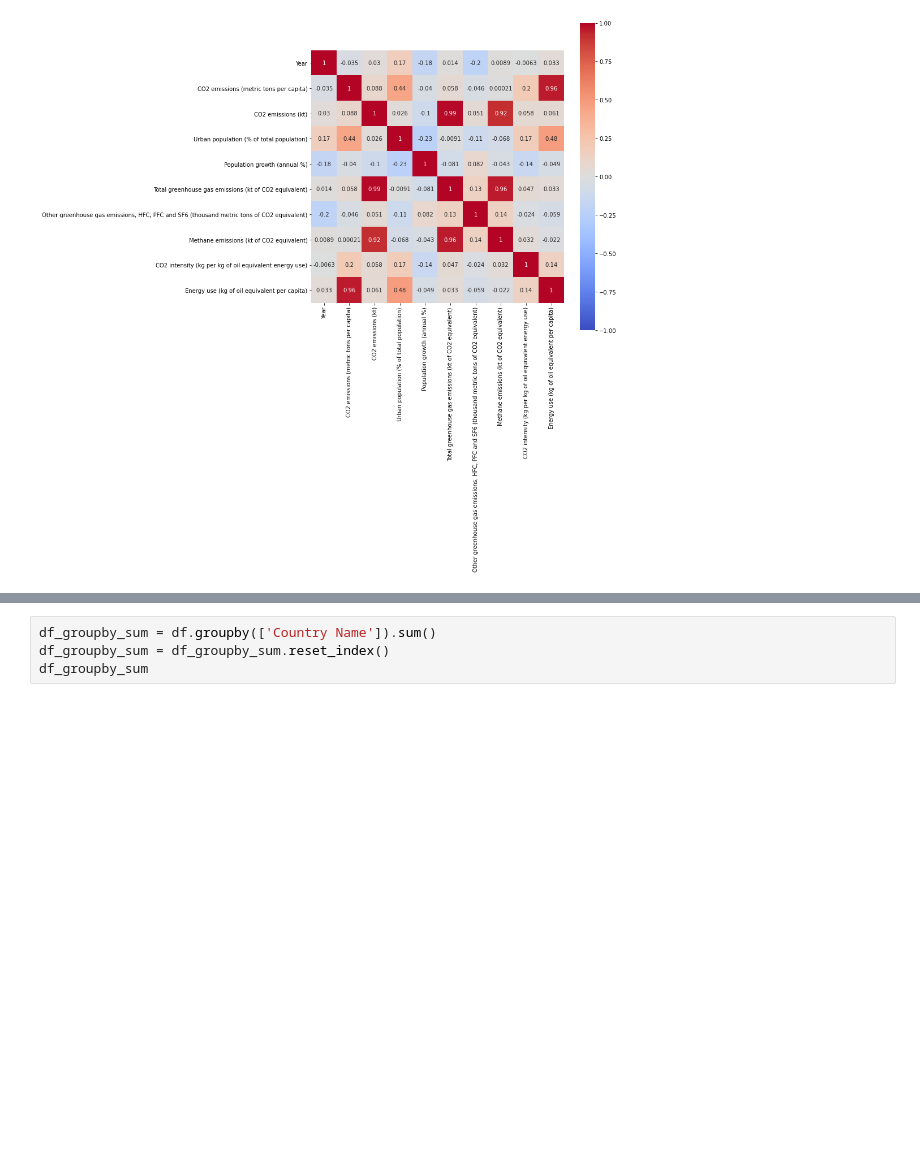
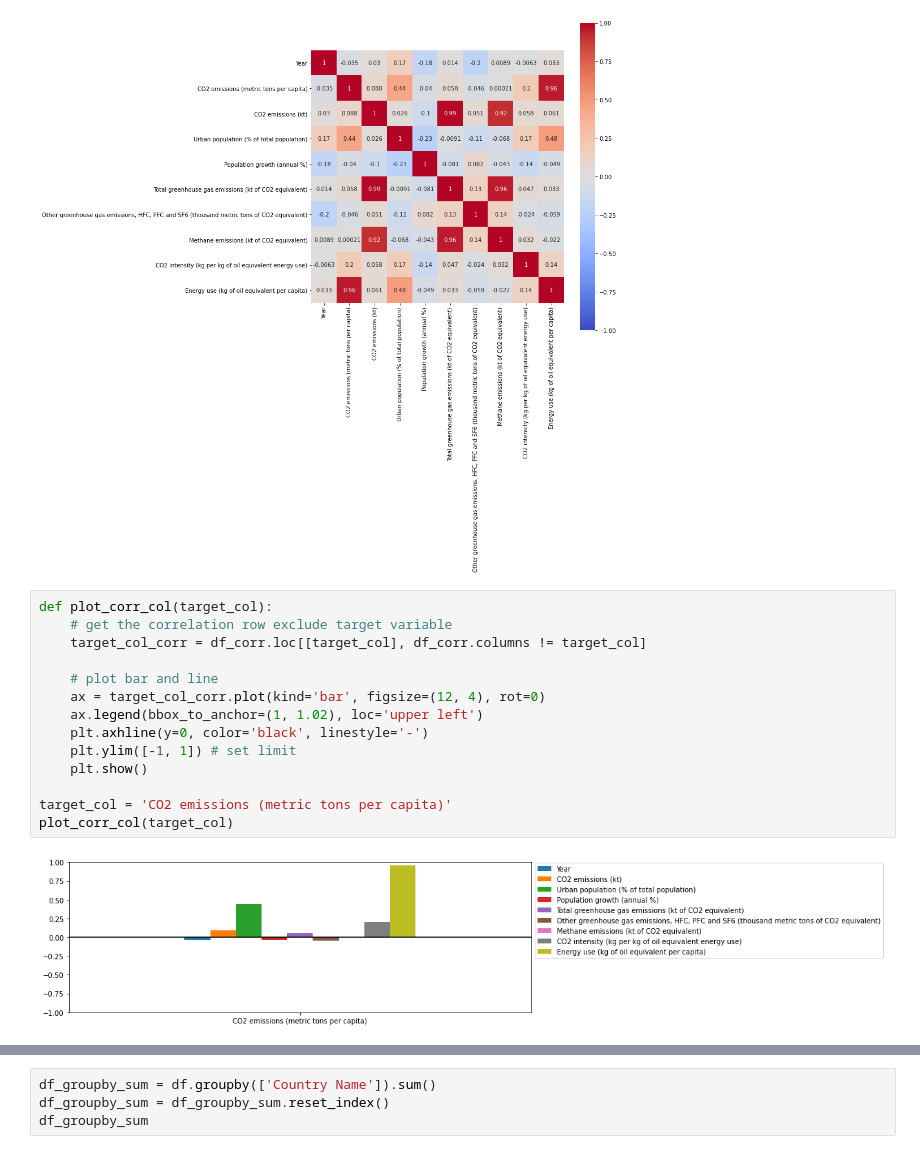
Before and after one commit to BingQuanChua/SASPICIOUS, a Jupyter notebook: eda_Bing_2.ipynb, the cells around one changed output, grey strips where cells are left out. Drawn from its saved outputs; the diff is of its cells as text; blank space fills up the shorter version.

Commit message:
feat: add new plots

```diff
--- a/eda_Bing_2.ipynb
+++ b/eda_Bing_2.ipynb
@@ -56,3 +60,19 @@ sns.heatmap(df_corr, square=True, annot=True, vmin=-1, vmax=1, cmap="coolwarm")
 # %% [output]
 <AxesSubplot:>
 [figure]
+# %%
+def plot_corr_col(target_col):
+    # get the correlation row exclude target variable
+    target_col_corr = df_corr.loc[[target_col], df_corr.columns != target_col]
+
+    # plot bar and line
+    ax = target_col_corr.plot(kind='bar', figsize=(12, 4), rot=0)
+    ax.legend(bbox_to_anchor=(1, 1.02), loc='upper left')
+    plt.axhline(y=0, color='black', linestyle='-')
+    plt.ylim([-1, 1]) # set limit
+    plt.show()
+
+target_col = 'CO2 emissions (metric tons per capita)'
+plot_corr_col(target_col)
+# %% [output]
+[figure, added]
```
Also changed, not shown: parts of 3 cells of this notebook, 5 other files.
